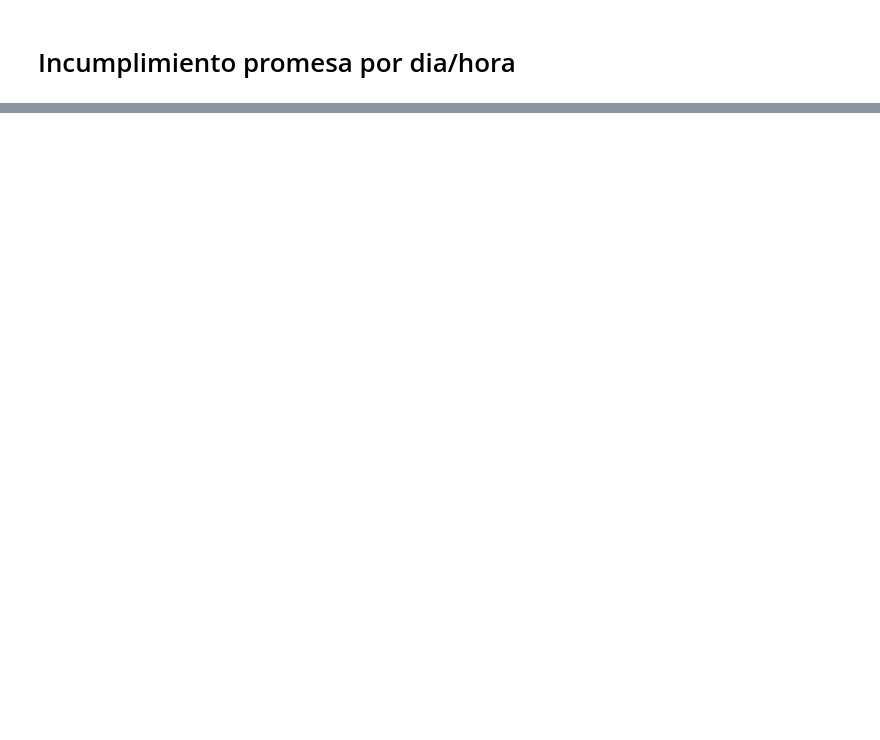
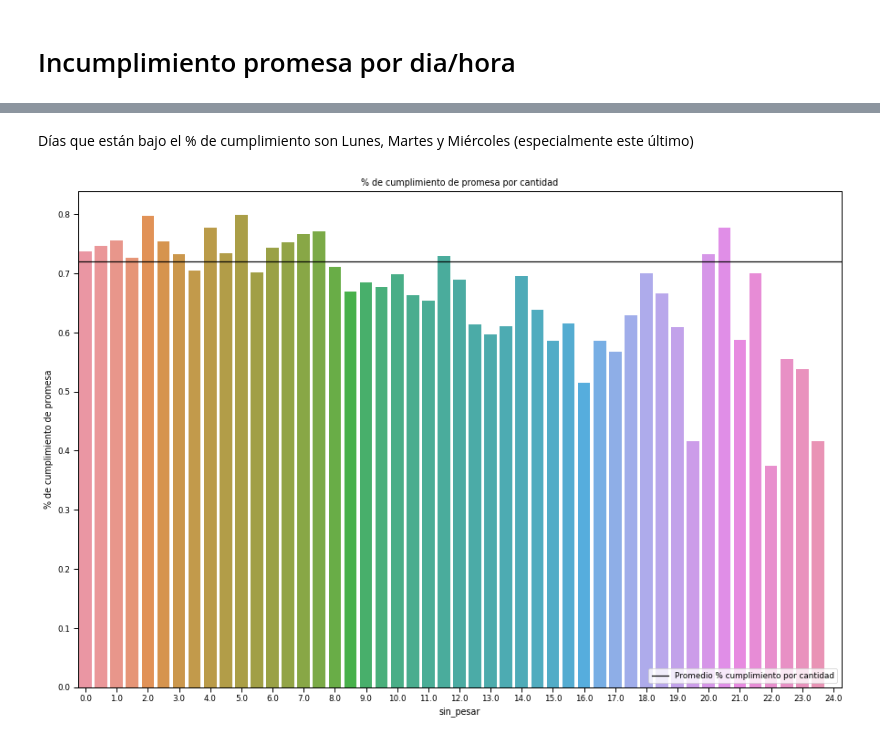
Before and after one commit to callejasv1/proyecto_oraculo, a Jupyter notebook: Estrategia.ipynb, the cells around one changed output, grey strips where cells are left out. Cells and saved outputs as stored; diff of their text form; code cells hidden in the pictures; blank space fills up the shorter version.

```diff
--- a/Estrategia.ipynb
+++ b/Estrategia.ipynb
@@ -106,0 +121,15 @@ sns.barplot(data= df.groupby('hora')['promesa_cumplida'].mean().reset_index(), x
+# %% [markdown]
+Días que están bajo el % de cumplimiento son Lunes, Martes y Miércoles (especialmente este último)
+# %%
+
+
+sns.barplot(data= df.query("sin_pesar<49").groupby('sin_pesar')['promesa_cumplida'].mean().reset_index(), x='sin_pesar', y='promesa_cumplida',)
+plt.axhline(df['promesa_cumplida'].mean(), color='black',label = 'Promedio % cumplimiento por cantidad')
+plt.legend(loc ='lower right')
+plt.ylabel('% de cumplimiento de promesa')
+plt.title('% de cumplimiento de promesa por cantidad')
+plt.xticks(np.arange(0, 49 ,2))
+
+plt.show()
+# %% [output]
+[figure, added]
```
Also changed, not shown: parts of 76 cells of this notebook, 3 other files.
